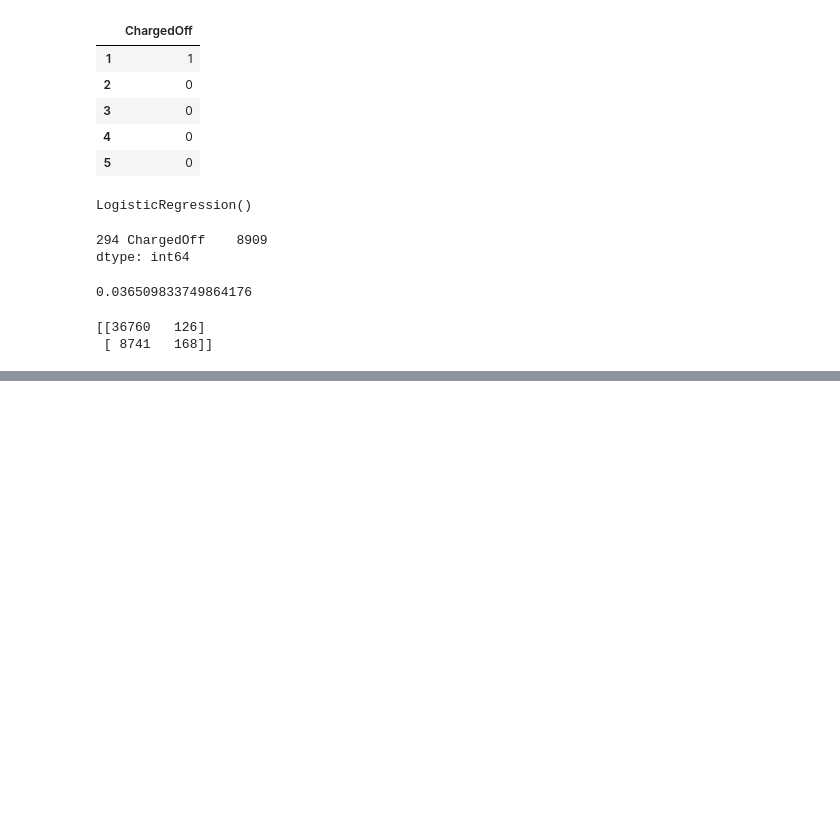
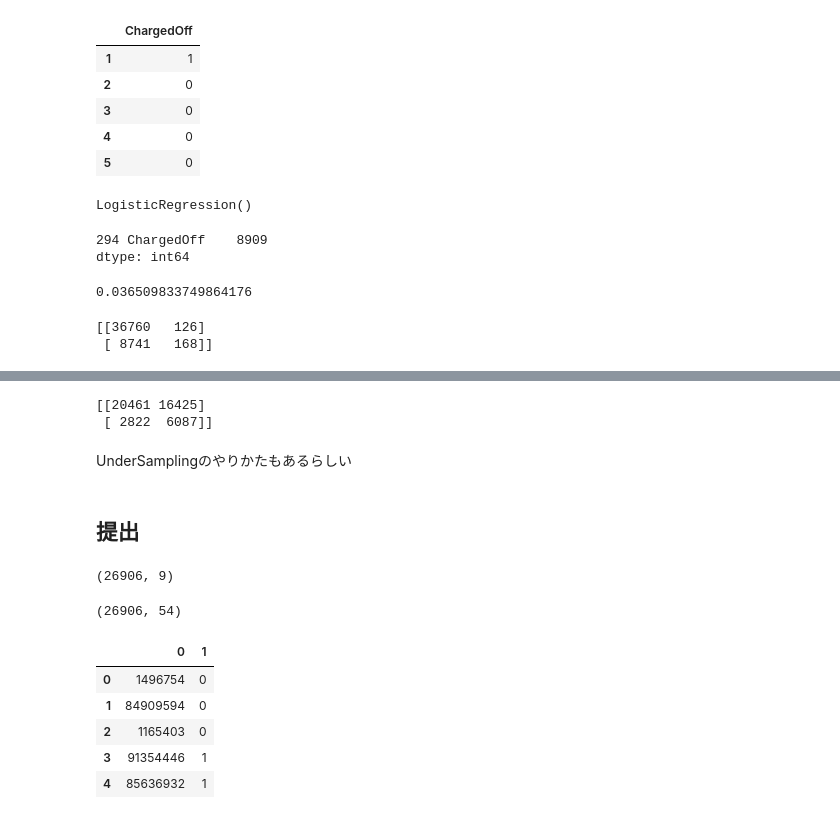
Before and after one commit to TakumiSetoyama/signate_loans, a Jupyter notebook: logistic.ipynb, the cells around one changed output, grey strips where cells are left out. Drawn from its saved outputs; the diff is of its cells as text; code cells hidden in the pictures; blank space fills up the shorter version.

```diff
--- a/logistic.ipynb
+++ b/logistic.ipynb
@@ -53,7 +57,7 @@ X_train, X_test, y_train, y_test = train_test_split(X, y, test_size=0.2, stratif
 from sklearn.linear_model import LogisticRegression
 
 lr = LogisticRegression()
-lr.fit(X_train, y_train)
+lr.fit(X_train, np.ravel(y_train))
 # %% [output]
 LogisticRegression()
 # %%
@@ -87,0 +96,20 @@ print(cm)
+# %%
+# 学習用データの説明変数と目的変数を結合
+train = pd.concat([X_train,y_train],axis=1)
+
+# 完済のデータと貸し倒れのデータを別々の変数に代入
+fp = train[train['ChargedOff'] == 0]
+co = train[train['ChargedOff'] == 1]
+
+# 貸し倒れのデータ数と同じ数だけ完済のデータをランダムに取り出し
+fp = fp.sample(n=co.shape[0], random_state=0)
+
+# 完済のデータと貸し倒れのデータを縦結合
+train = pd.concat([fp, co])
+
+# 説明変数と目的変数をそれぞれ別の変数に代入
+X_train = train.drop(columns=['ChargedOff'])
+print(X_train.shape)
+
+y_train = train['ChargedOff']
+print(y_train.shape)
@@ -87,0 +119,3 @@ print(cm)
+# %%
+lr2 = LogisticRegression()
+lr2.fit(X_train, np.ravel(y_train))
@@ -87,0 +146,40 @@ print(cm)
+# %%
+cm2_test = confusion_matrix(y_test, lr2.predict(X_test))
+
+# 混同行列の表示
+print(cm2_test)
+# %% [output]
+[[20461 16425]
+ [ 2822  6087]]
+# %% [markdown]
+UnderSamplingのやりかたもあるらしい
+# %% [markdown]
+## 提出
+# %%
+test_df.shape
+# %% [output]
+(26906, 9)
+# %%
+test = test_df.drop(columns=['id'])
+#print(test.shape)
+
+#test = test.fillna(0)
+#print(test.shape)
+
+test_X = test[['term', 'interest_rate', 'grade', 'purpose', 'credit_score', 'application_type']]
+
+test_X = pd.get_dummies(test_X)
+test_X.shape
+# %% [output]
+(26906, 54)
+# %%
+sample_submit[1] = lr2.predict(test_X)
+sample_submit.to_csv('submit.csv', header=None)
+sample_submit.head()
+# %% [output]
+|  | 0 | 1 |
+| 0 | 1496754 | 0 |
+| 1 | 84909594 | 0 |
+| 2 | 1165403 | 0 |
+| 3 | 91354446 | 1 |
+| 4 | 85636932 | 1 |
```
Also changed, not shown: parts of 9 cells of this notebook, 2 other files.
